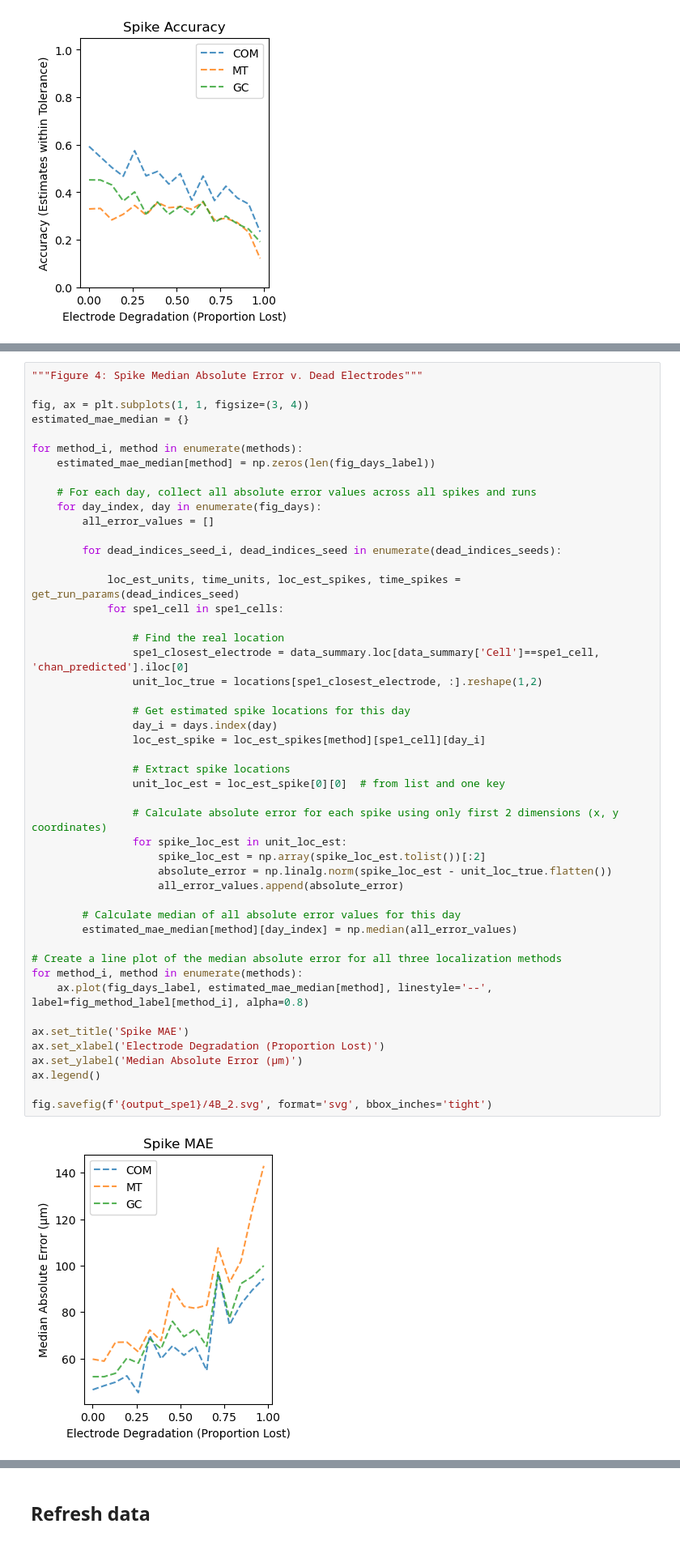
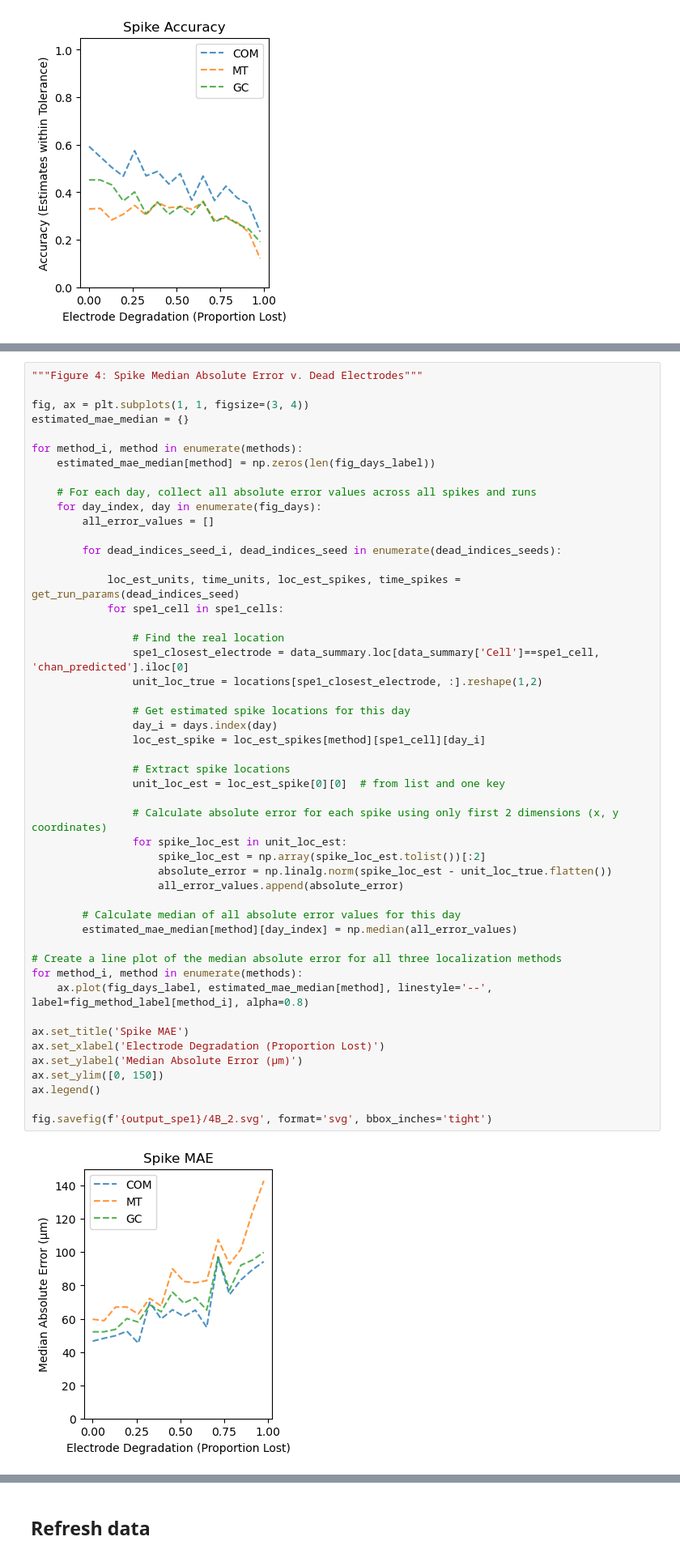
Before and after one commit to haozhao1996/Spike-Localization-Algorithms, a Jupyter notebook: SSL_spe1 (2025.12.07).ipynb, the cells around one changed output, grey strips where cells are left out. Shown: that part at 81% size. Drawn from its saved outputs; the diff is of its cells as text.

```diff
--- a/SSL_spe1 (2025.12.07).ipynb
+++ b/SSL_spe1 (2025.12.07).ipynb
@@ -638,34 +641,35 @@ for method_i, method in enumerate(methods):
                 spe1_closest_electrode = data_summary.loc[data_summary['Cell']==spe1_cell, 'chan_predicted'].iloc[0]
                 unit_loc_true = locations[spe1_closest_electrode, :].reshape(1,2)
 
                 # Get estimated spike locations for this day
                 day_i = days.index(day)
                 loc_est_spike = loc_est_spikes[method][spe1_cell][day_i]
 
                 # Extract spike locations
                 unit_loc_est = loc_est_spike[0][0]  # from list and one key
 
                 # Calculate absolute error for each spike using only first 2 dimensions (x, y coordinates)
                 for spike_loc_est in unit_loc_est:
                     spike_loc_est = np.array(spike_loc_est.tolist())[:2]
                     absolute_error = np.linalg.norm(spike_loc_est - unit_loc_true.flatten())
                     all_error_values.append(absolute_error)
 
         # Calculate median of all absolute error values for this day
         estimated_mae_median[method][day_index] = np.median(all_error_values)
 
 # Create a line plot of the median absolute error for all three localization methods
 for method_i, method in enumerate(methods):
     ax.plot(fig_days_label, estimated_mae_median[method], linestyle='--', label=fig_method_label[method_i], alpha=0.8)
 
 ax.set_title('Spike MAE')
 ax.set_xlabel('Electrode Degradation (Proportion Lost)')
 ax.set_ylabel('Median Absolute Error (μm)')
+ax.set_ylim([0, 150])
 ax.legend()
 
 fig.savefig(f'{output_spe1}/4B_2.svg', format='svg', bbox_inches='tight')
 # %% [output]
-[figure, old version]
+[figure, new version]
 # %%
 """Figure 4: Template Drift"""
 
```
Also changed, not shown: parts of 3 cells of this notebook, 2 other files.
